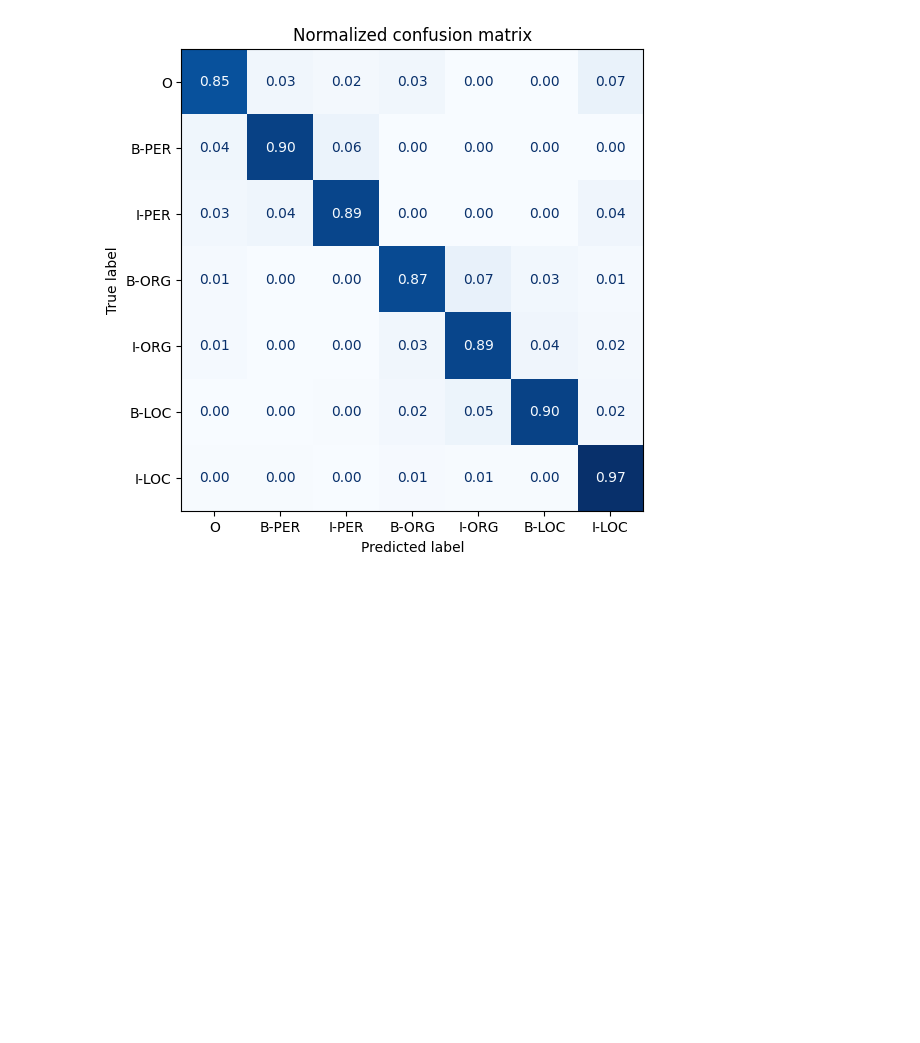
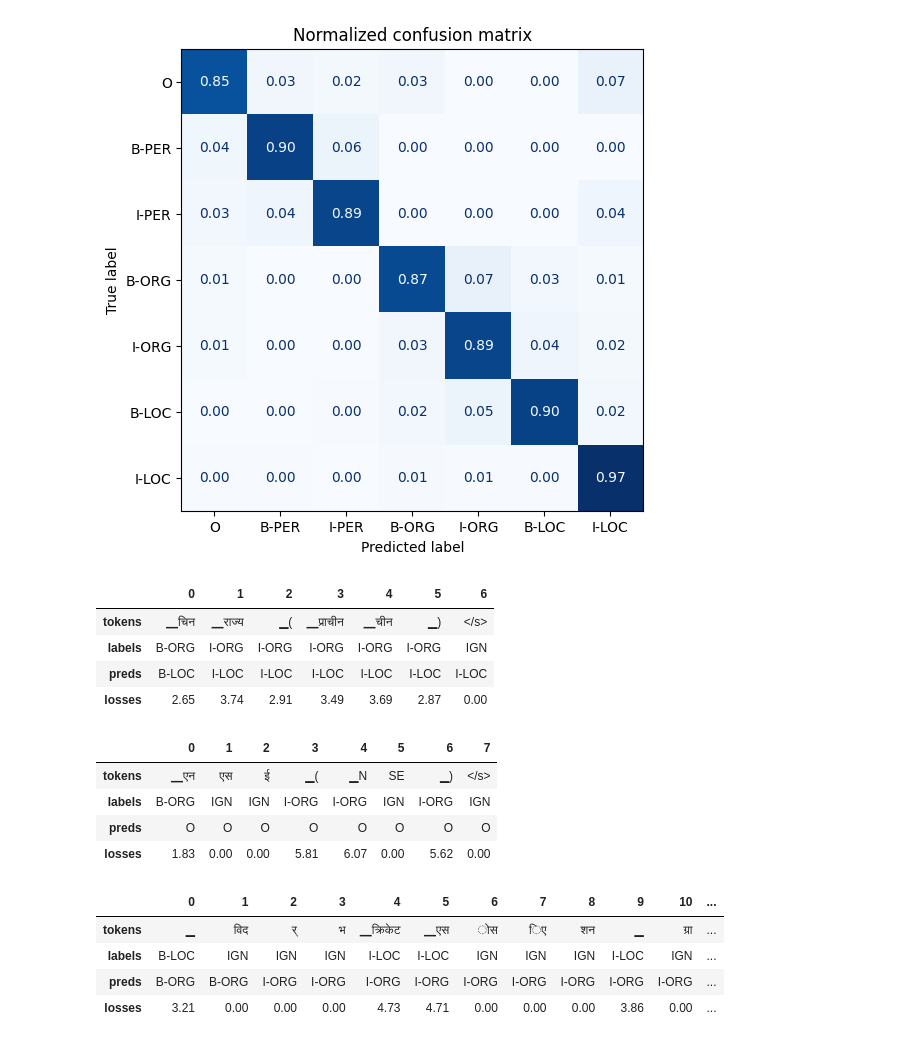
Before and after one commit to the-neural-networker/nlp-with-transformers, a Jupyter notebook: multi-lingual-language-recognition.ipynb, the cells around one changed output. Drawn from its saved outputs; the diff is of its cells as text; code cells hidden in the pictures; blank space fills up the shorter version.

```diff
--- a/multi-lingual-language-recognition.ipynb
+++ b/multi-lingual-language-recognition.ipynb
@@ -612,16 +587,35 @@ plot_confusion_matrix(df_tokens["labels"], df_tokens["predicted_label"], tags.na
 # %%
 def get_samples(df):
     for _, row in df.iterrows():
         labels, preds, tokens, losses = [], [], [], []
         for i, mask in enumerate(row["attention_mask"]):
             if i not in {0, len(row["attention_mask"])}:
                 labels.append(row["labels"][i])
                 preds.append(row["predicted_label"][i])
                 tokens.append(row["input_tokens"][i])
                 losses.append(f"{row['loss'][i]:.2f}")
         df_tmp = pd.DataFrame({"tokens": tokens, "labels":labels, "preds": preds, "losses": losses}).T
 
         yield df_tmp
 
 df["total_loss"] = df["loss"].apply(sum)
 df_tmp = df.sort_values(by="total_loss", ascending=False).head(3)
+
+for sample in get_samples(df_tmp):
+    display(sample)
+# %% [output]
+|  | 0 | 1 | 2 | 3 | 4 | 5 | 6 |
+| tokens | ▁चिन | ▁राज्य | ▁( | ▁प्राचीन | ▁चीन | ▁) | </s> |
+| labels | B-ORG | I-ORG | I-ORG | I-ORG | I-ORG | I-ORG | IGN |
+| preds | B-LOC | I-LOC | I-LOC | I-LOC | I-LOC | I-LOC | I-LOC |
+| losses | 2.65 | 3.74 | 2.91 | 3.49 | 3.69 | 2.87 | 0.00 |
+|  | 0 | 1 | 2 | 3 | 4 | 5 | 6 | 7 |
+| tokens | ▁एन | एस | ई | ▁( | ▁N | SE | ▁) | </s> |
+| labels | B-ORG | IGN | IGN | I-ORG | I-ORG | IGN | I-ORG | IGN |
+| preds | O | O | O | O | O | O | O | O |
+| losses | 1.83 | 0.00 | 0.00 | 5.81 | 6.07 | 0.00 | 5.62 | 0.00 |
+|  | 0 | 1 | 2 | 3 | 4 | 5 | 6 | 7 | 8 | 9 | 10 | ... |
+| tokens | ▁ | विद | र् | भ | ▁क्रिकेट | ▁एस | ोस | िए | शन | ▁ | ग्रा | ... |
+| labels | B-LOC | IGN | IGN | IGN | I-LOC | I-LOC | IGN | IGN | IGN | I-LOC | IGN | ... |
+| preds | B-ORG | B-ORG | I-ORG | I-ORG | I-ORG | I-ORG | I-ORG | I-ORG | I-ORG | I-ORG | I-ORG | ... |
+| losses | 3.21 | 0.00 | 0.00 | 0.00 | 4.73 | 4.71 | 0.00 | 0.00 | 0.00 | 3.86 | 0.00 | ... |
```
Also changed, not shown: parts of 26 cells of this notebook.
